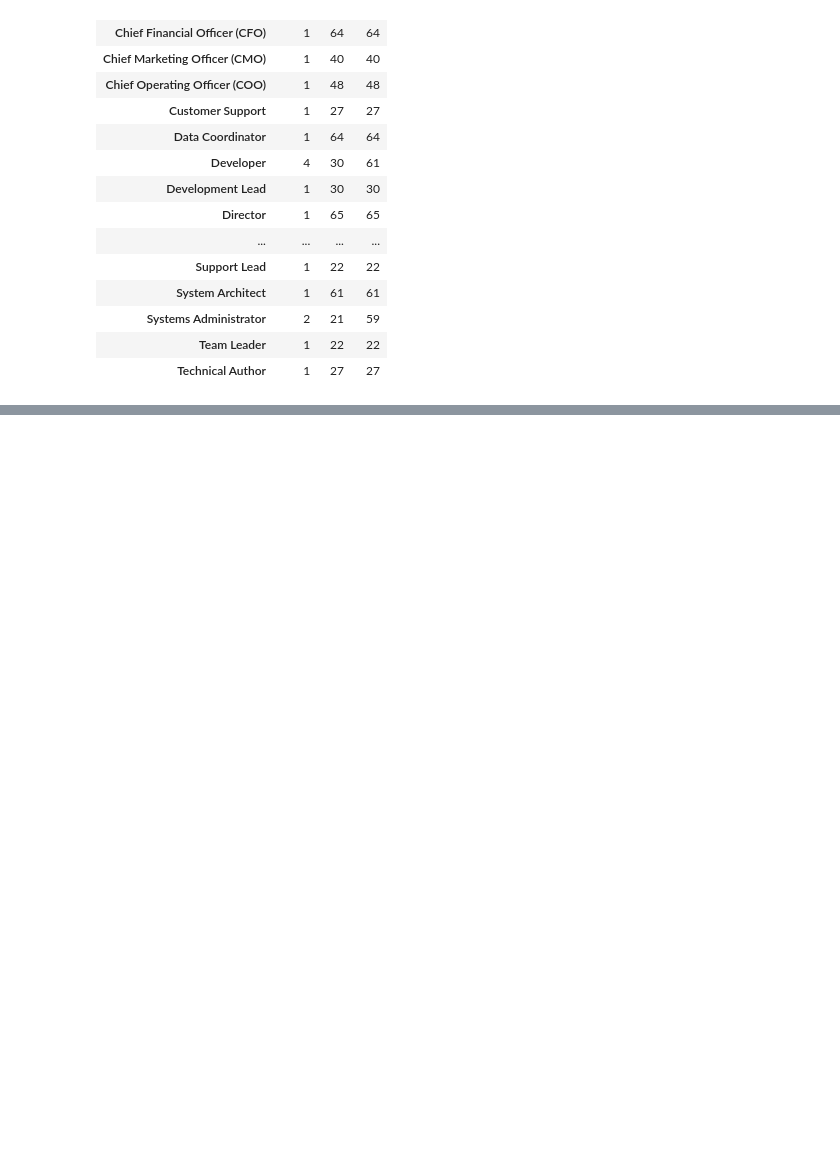
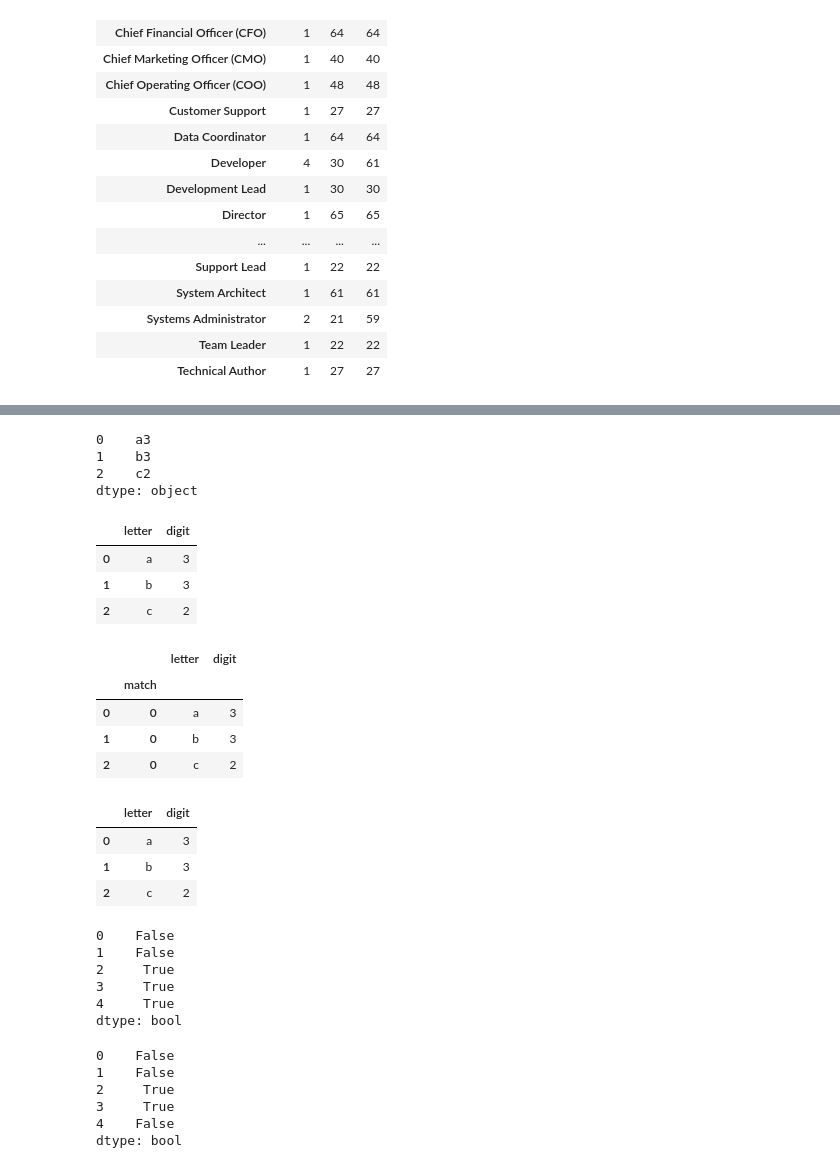
Before and after one commit to udaytak/DataScience-Basics, a Jupyter notebook: 02_Basic Data Operations.ipynb, the cells around one changed output, grey strips where cells are left out. Cells and saved outputs as stored; diff of their text form; code cells hidden in the pictures; blank space fills up the shorter version.

```diff
--- a/02_Basic Data Operations.ipynb
+++ b/02_Basic Data Operations.ipynb
@@ -394,0 +743,30 @@ employee.groupby('Position').Age.agg(['count','min','max']) #set of aggregation
+# %%
+s = pd.Series(['a3', 'b3', 'c2'], dtype="str")
+s
+# %% [output]
+0    a3
+1    b3
+2    c2
+dtype: object
+# %%
+s.str.extract(two_groups, expand=True)
+# %% [output]
+|  | letter | digit |
+| 0 | a | 3 |
+| 1 | b | 3 |
+| 2 | c | 2 |
+# %%
+s.str.extractall(two_groups)
+# %% [output]
+|  |  | letter | digit |
+|  | match |  |  |
+| 0 | 0 | a | 3 |
+| 1 | 0 | b | 3 |
+| 2 | 0 | c | 2 |
+# %%
+extractall_result.xs(0, level="match")
+# %% [output]
+|  | letter | digit |
+| 0 | a | 3 |
+| 1 | b | 3 |
+| 2 | c | 2 |
@@ -394,0 +777,18 @@ employee.groupby('Position').Age.agg(['count','min','max']) #set of aggregation
+# %%
+pd.Series(['1', '2', '3a', '3b', '03c'], dtype="str").str.contains(pattern)
+# %% [output]
+0    False
+1    False
+2     True
+3     True
+4     True
+dtype: bool
+# %%
+pd.Series(['1', '2', '3a', '3b', '03c'],dtype="str").str.match(pattern)
+# %% [output]
+0    False
+1    False
+2     True
+3     True
+4    False
+dtype: bool
```
Also changed, not shown: parts of 63 cells of this notebook.
